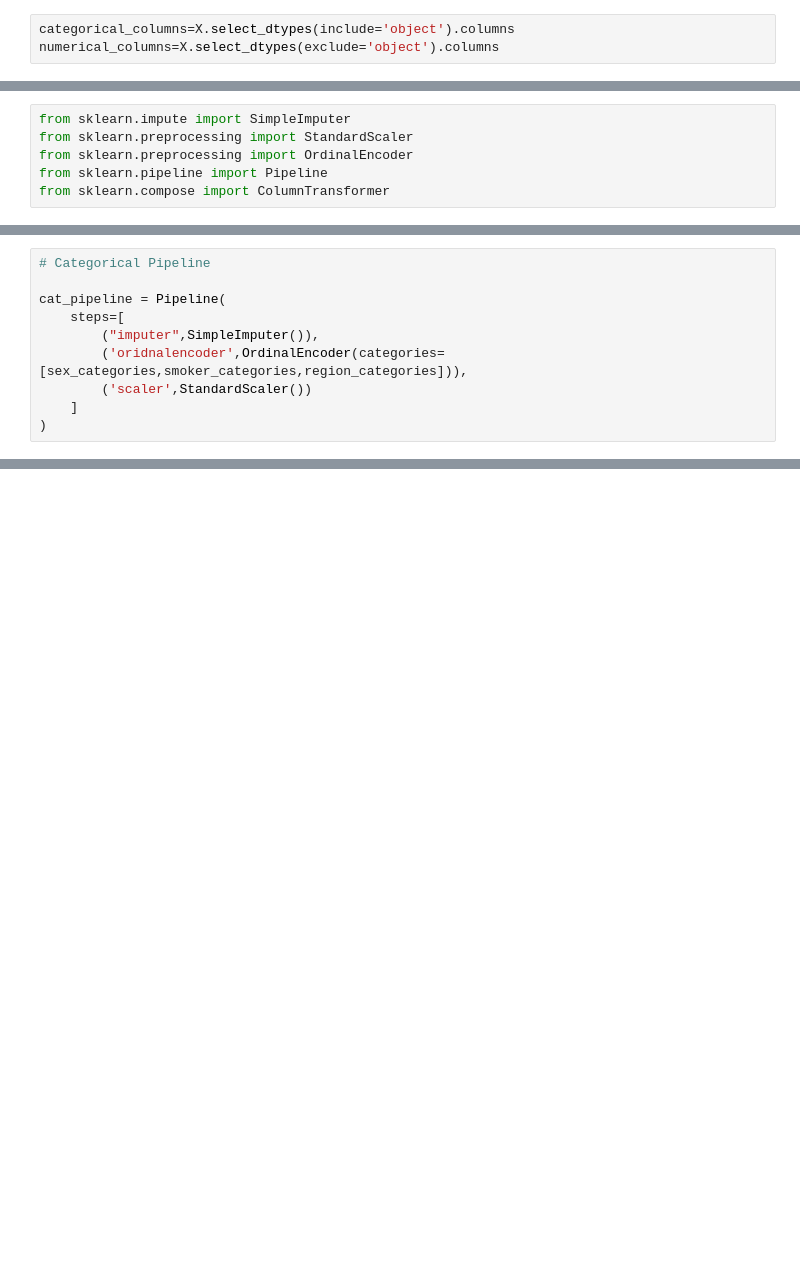
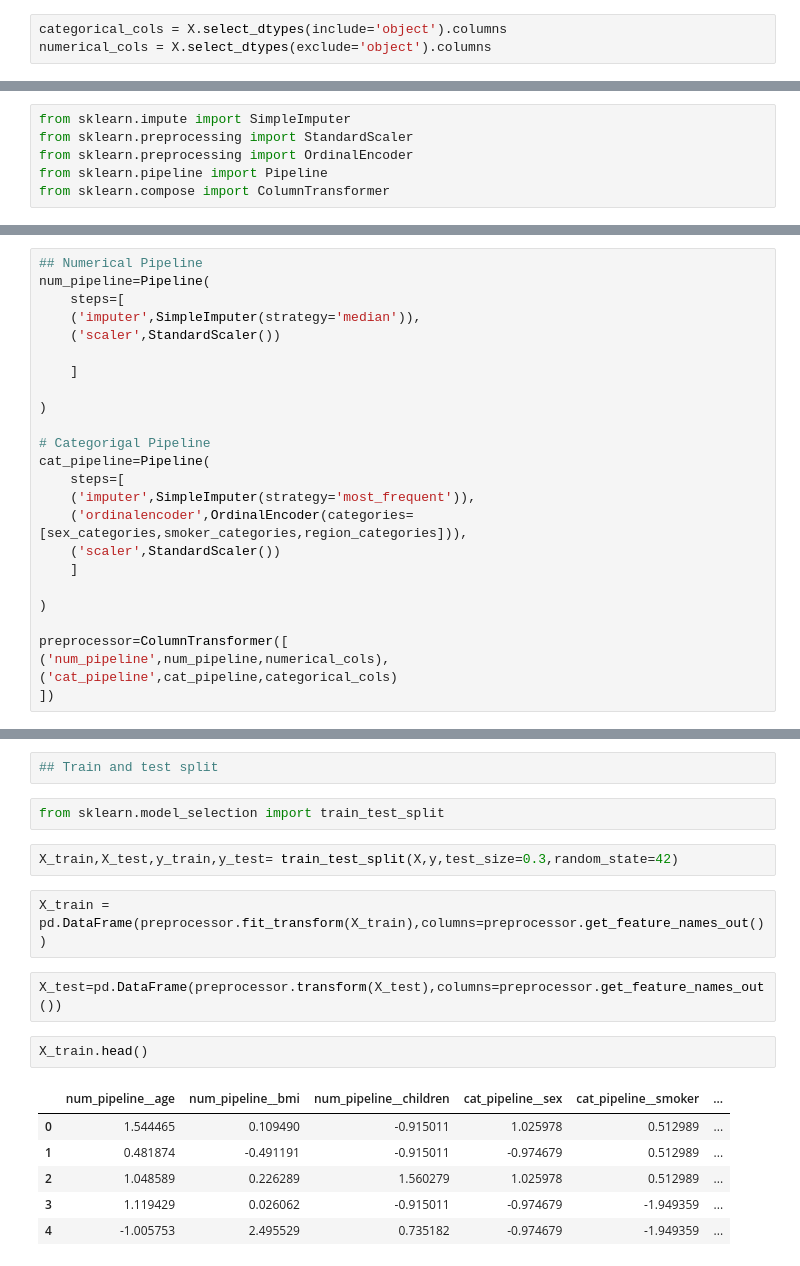
Before and after one commit to VaibhavJoshi95/Internship-InsurancePremiumPrediction, a Jupyter notebook: notebooks/model-trainer.ipynb, the cells around one changed output, grey strips where cells are left out. Drawn from its saved outputs; the diff is of its cells as text; blank space fills up the shorter version.

Commit message:
model_trainer added

```diff
--- a/notebooks/model-trainer.ipynb
+++ b/notebooks/model-trainer.ipynb
@@ -8,6 +40,6 @@ y=df['expenses']
 # %%
-categorical_columns=X.select_dtypes(include='object').columns
-numerical_columns=X.select_dtypes(exclude='object').columns
+categorical_cols = X.select_dtypes(include='object').columns
+numerical_cols = X.select_dtypes(exclude='object').columns
 # %%
 sex_categories=['male','female']
 smoker_categories=['yes','no']
@@ -31,10 +53,25 @@ num_pipeline = Pipeline(
 # %%
-# Categorical Pipeline
+## Numerical Pipeline
+num_pipeline=Pipeline(
+    steps=[
+    ('imputer',SimpleImputer(strategy='median')),
+    ('scaler',StandardScaler())
 
-cat_pipeline = Pipeline(
+    ]
+
+)
+
+# Categorigal Pipeline
+cat_pipeline=Pipeline(
     steps=[
-        ("imputer",SimpleImputer()),
-        ('oridnalencoder',OrdinalEncoder(categories=[sex_categories,smoker_categories,region_categories])),
-        ('scaler',StandardScaler())
+    ('imputer',SimpleImputer(strategy='most_frequent')),
+    ('ordinalencoder',OrdinalEncoder(categories=[sex_categories,smoker_categories,region_categories])),
+    ('scaler',StandardScaler())
     ]
+
 )
+
+preprocessor=ColumnTransformer([
+('num_pipeline',num_pipeline,numerical_cols),
+('cat_pipeline',cat_pipeline,categorical_cols)
+])
@@ -45,0 +78,19 @@ peprocessor = ColumnTransformer([
+# %%
+## Train and test split
+# %%
+from sklearn.model_selection import train_test_split
+# %%
+X_train,X_test,y_train,y_test= train_test_split(X,y,test_size=0.3,random_state=42)
+# %%
+X_train = pd.DataFrame(preprocessor.fit_transform(X_train),columns=preprocessor.get_feature_names_out())
+# %%
+X_test=pd.DataFrame(preprocessor.transform(X_test),columns=preprocessor.get_feature_names_out())
+# %%
+X_train.head()
+# %% [output]
+|  | num_pipeline__age | num_pipeline__bmi | num_pipeline__children | cat_pipeline__sex | cat_pipeline__smoker | ... |
+| 0 | 1.544465 | 0.109490 | -0.915011 | 1.025978 | 0.512989 | ... |
+| 1 | 0.481874 | -0.491191 | -0.915011 | -0.974679 | 0.512989 | ... |
+| 2 | 1.048589 | 0.226289 | 1.560279 | 1.025978 | 0.512989 | ... |
+| 3 | 1.119429 | 0.026062 | -0.915011 | -0.974679 | -1.949359 | ... |
+| 4 | -1.005753 | 2.495529 | 0.735182 | -0.974679 | -1.949359 | ... |
```
Also changed, not shown: parts of 15 cells of this notebook, 2 other files.
